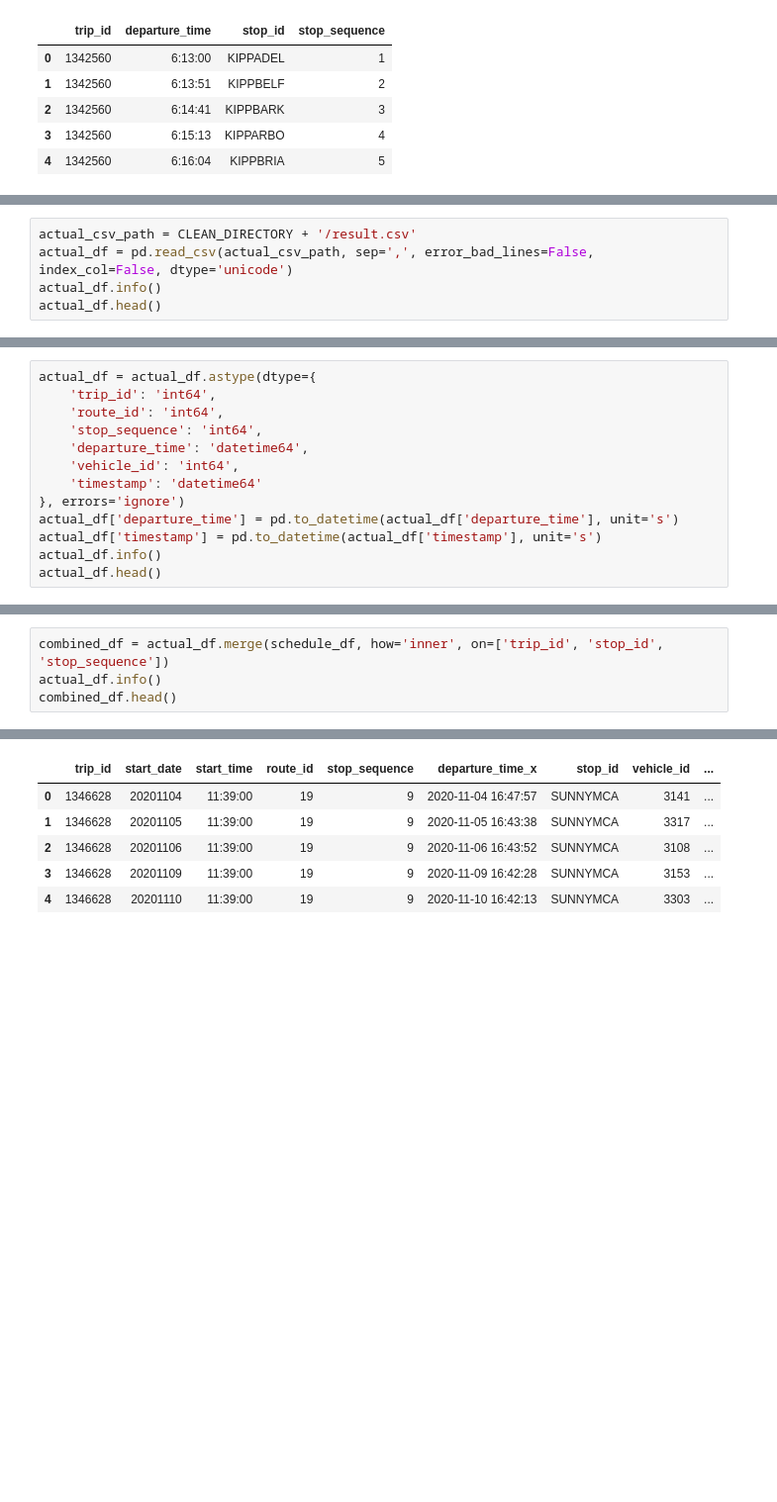
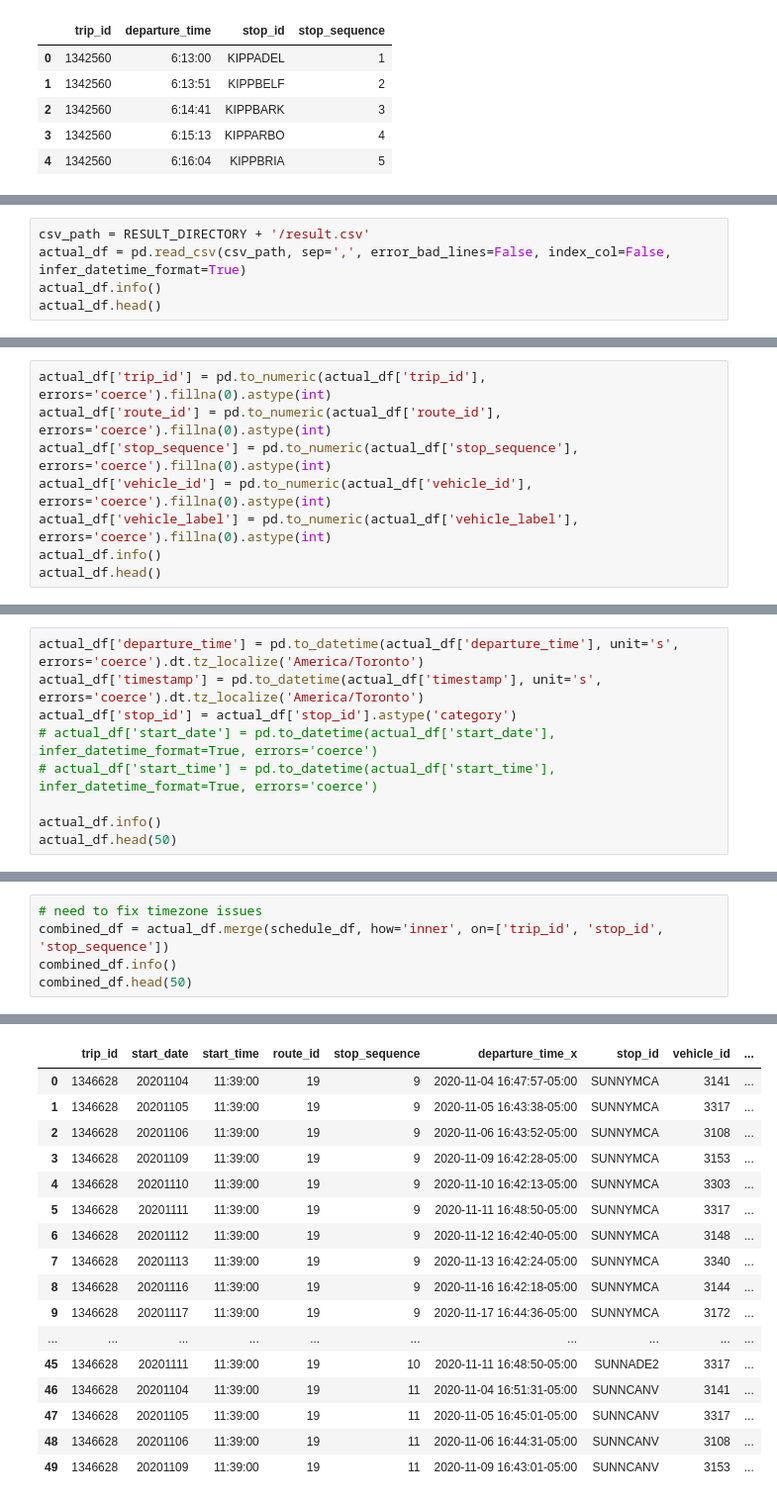
Before and after one commit to ningsongshen/public-transit-schedules, a Jupyter notebook: modelling/model.ipynb, the cells around one changed output, grey strips where cells are left out. Shown: that part at 99% size. Saved outputs shown, nothing was run; the diff lists cells and outputs as text; blank space fills up the shorter version.

Commit message:
clean up bigger data, need to fix tz issue

```diff
--- a/modelling/model.ipynb
+++ b/modelling/model.ipynb
@@ -22,6 +50,6 @@ schedule_df.head()
 # %%
-actual_csv_path = CLEAN_DIRECTORY + '/result.csv'
-actual_df = pd.read_csv(actual_csv_path, sep=',', error_bad_lines=False, index_col=False, dtype='unicode')
+csv_path = RESULT_DIRECTORY + '/result.csv'
+actual_df = pd.read_csv(csv_path, sep=',', error_bad_lines=False, index_col=False, infer_datetime_format=True)
 actual_df.info()
 actual_df.head()
 # %% [output]
@@ -48,16 +76,3 @@ memory usage: 516.6+ MB
 | 2 | 1346803 | 20201104 | 11:18:00 | 24 | 43 | 1604508889 | VISCVIGR | 3140 | ... |
 | 3 | 1346803 | 20201104 | 11:18:00 | 24 | 44 | 1604508928 | VISCCRAN | 3140 | ... |
 | 4 | 1346803 | 20201104 | 11:18:00 | 24 | 45 | 1604508982 | CRANBAR2 | 3140 | ... |
-# %%
-actual_df = actual_df.astype(dtype={
-    'trip_id': 'int64',
-    'route_id': 'int64',
-    'stop_sequence': 'int64',
-    'departure_time': 'datetime64',
-    'vehicle_id': 'int64',
-    'timestamp': 'datetime64'
-}, errors='ignore')
-actual_df['departure_time'] = pd.to_datetime(actual_df['departure_time'], unit='s')
-actual_df['timestamp'] = pd.to_datetime(actual_df['timestamp'], unit='s')
-actual_df.info()
-actual_df.head()
@@ -87,0 +79,8 @@ memory usage: 516.6+ MB
+# %%
+actual_df['trip_id'] = pd.to_numeric(actual_df['trip_id'], errors='coerce').fillna(0).astype(int)
+actual_df['route_id'] = pd.to_numeric(actual_df['route_id'], errors='coerce').fillna(0).astype(int)
+actual_df['stop_sequence'] = pd.to_numeric(actual_df['stop_sequence'], errors='coerce').fillna(0).astype(int)
+actual_df['vehicle_id'] = pd.to_numeric(actual_df['vehicle_id'], errors='coerce').fillna(0).astype(int)
+actual_df['vehicle_label'] = pd.to_numeric(actual_df['vehicle_label'], errors='coerce').fillna(0).astype(int)
+actual_df.info()
+actual_df.head()
@@ -87,0 +111,9 @@ memory usage: 516.6+ MB
+# %%
+actual_df['departure_time'] = pd.to_datetime(actual_df['departure_time'], unit='s', errors='coerce').dt.tz_localize('America/Toronto')
+actual_df['timestamp'] = pd.to_datetime(actual_df['timestamp'], unit='s', errors='coerce').dt.tz_localize('America/Toronto')
+actual_df['stop_id'] = actual_df['stop_id'].astype('category')
+# actual_df['start_date'] = pd.to_datetime(actual_df['start_date'], infer_datetime_format=True, errors='coerce')
+# actual_df['start_time'] = pd.to_datetime(actual_df['start_time'], infer_datetime_format=True, errors='coerce')
+
+actual_df.info()
+actual_df.head(50)
@@ -88,6 +155,7 @@ memory usage: 516.6+ MB
 # %%
+# need to fix timezone issues
 combined_df = actual_df.merge(schedule_df, how='inner', on=['trip_id', 'stop_id', 'stop_sequence'])
-actual_df.info()
-combined_df.head()
+combined_df.info()
+combined_df.head(50)
 # %% [output]
 <class 'pandas.core.frame.DataFrame'>
@@ -110,6 +179,17 @@ memory usage: 516.6+ MB
 |  | trip_id | start_date | start_time | route_id | stop_sequence | departure_time_x | stop_id | vehicle_id | ... |
-| 0 | 1346628 | 20201104 | 11:39:00 | 19 | 9 | 2020-11-04 16:47:57 | SUNNYMCA | 3141 | ... |
-| 1 | 1346628 | 20201105 | 11:39:00 | 19 | 9 | 2020-11-05 16:43:38 | SUNNYMCA | 3317 | ... |
-| 2 | 1346628 | 20201106 | 11:39:00 | 19 | 9 | 2020-11-06 16:43:52 | SUNNYMCA | 3108 | ... |
-| 3 | 1346628 | 20201109 | 11:39:00 | 19 | 9 | 2020-11-09 16:42:28 | SUNNYMCA | 3153 | ... |
-| 4 | 1346628 | 20201110 | 11:39:00 | 19 | 9 | 2020-11-10 16:42:13 | SUNNYMCA | 3303 | ... |
+| 0 | 1346628 | 20201104 | 11:39:00 | 19 | 9 | 2020-11-04 16:47:57-05:00 | SUNNYMCA | 3141 | ... |
+| 1 | 1346628 | 20201105 | 11:39:00 | 19 | 9 | 2020-11-05 16:43:38-05:00 | SUNNYMCA | 3317 | ... |
+| 2 | 1346628 | 20201106 | 11:39:00 | 19 | 9 | 2020-11-06 16:43:52-05:00 | SUNNYMCA | 3108 | ... |
+| 3 | 1346628 | 20201109 | 11:39:00 | 19 | 9 | 2020-11-09 16:42:28-05:00 | SUNNYMCA | 3153 | ... |
+| 4 | 1346628 | 20201110 | 11:39:00 | 19 | 9 | 2020-11-10 16:42:13-05:00 | SUNNYMCA | 3303 | ... |
+| 5 | 1346628 | 20201111 | 11:39:00 | 19 | 9 | 2020-11-11 16:48:50-05:00 | SUNNYMCA | 3317 | ... |
+| 6 | 1346628 | 20201112 | 11:39:00 | 19 | 9 | 2020-11-12 16:42:40-05:00 | SUNNYMCA | 3148 | ... |
+| 7 | 1346628 | 20201113 | 11:39:00 | 19 | 9 | 2020-11-13 16:42:24-05:00 | SUNNYMCA | 3340 | ... |
+| 8 | 1346628 | 20201116 | 11:39:00 | 19 | 9 | 2020-11-16 16:42:18-05:00 | SUNNYMCA | 3144 | ... |
+| 9 | 1346628 | 20201117 | 11:39:00 | 19 | 9 | 2020-11-17 16:44:36-05:00 | SUNNYMCA | 3172 | ... |
+| ... | ... | ... | ... | ... | ... | ... | ... | ... | ... |
+| 45 | 1346628 | 20201111 | 11:39:00 | 19 | 10 | 2020-11-11 16:48:50-05:00 | SUNNADE2 | 3317 | ... |
+| 46 | 1346628 | 20201104 | 11:39:00 | 19 | 11 | 2020-11-04 16:51:31-05:00 | SUNNCANV | 3141 | ... |
+| 47 | 1346628 | 20201105 | 11:39:00 | 19 | 11 | 2020-11-05 16:45:01-05:00 | SUNNCANV | 3317 | ... |
+| 48 | 1346628 | 20201106 | 11:39:00 | 19 | 11 | 2020-11-06 16:44:31-05:00 | SUNNCANV | 3108 | ... |
+| 49 | 1346628 | 20201109 | 11:39:00 | 19 | 11 | 2020-11-09 16:43:01-05:00 | SUNNCANV | 3153 | ... |
```
Also changed, not shown: parts of 7 cells of this notebook.
